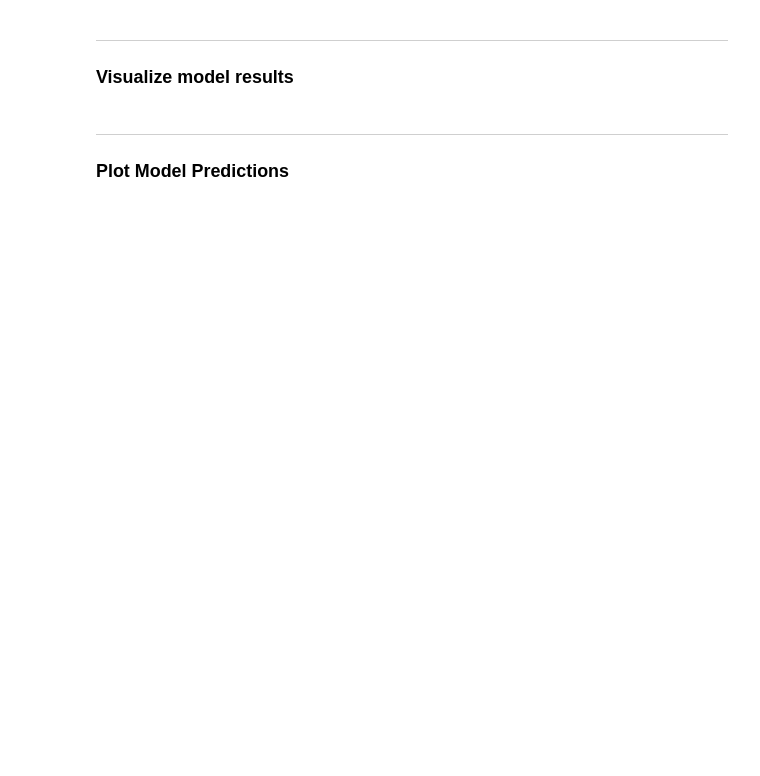
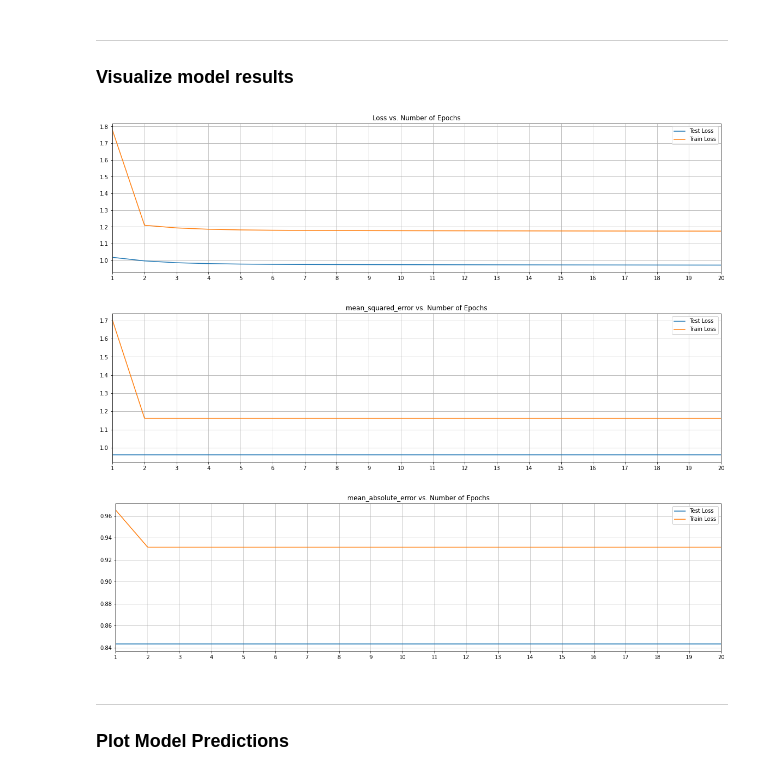
Before and after one commit to JAaron93/DS-Unit-4-Sprint-3-Deep-Learning, a Jupyter notebook: Time_Series_Forecasting_Student_Copy.ipynb, the cells around one changed output. Cells and saved outputs as stored; diff of their text form; code cells hidden in the pictures; blank space fills up the shorter version.

```diff
--- a/Time_Series_Forecasting_Student_Copy.ipynb
+++ b/Time_Series_Forecasting_Student_Copy.ipynb
@@ -295,7 +320,6 @@ def select_high_corr_features(df, corr_thresh = 0.10):
   Features with a correlation to kWh greater than corr_thresh will be dropped
   '''
   # Create correlation threshold to filter out features with low correlations with kWh column
-  corr_thresh = 0.10
   # Create correaltion mask
   corr_mask = corr.kWh.abs()>= corr_thresh
   # save surviving features to variable
@@ -324,4 +329,3 @@ df
-# %%
-# Select which features you want to input into the model
-input_cols = []
-df = df[input_cols]
+# %%
+df = select_high_corr_features(df, corr_thresh = 0.10)
+df
@@ -582,17 +600,19 @@ X_test.shape, Y_test.shape
 ### Create and train model
 # %%
 # this model architecture is arbitrary - you can experiment with different architectures to see how it affects the score (i.e. gridsearch)
-n_feats = len(input_cols)
+n_feats = len(df.columns)
 epochs = 20
 batch_size = 32
-dropout_prob = 0.5
+dropout_prob = 0.2
 
-#
+# (number of timesteps, number of features)
 input_shape = (look_back, n_feats)
 
-### Create and train model here
+#### Create and train model here
+
 # create sequential instance
 model = Sequential()
+
 # add bidirectional LSTM
 model.add(Bidirectional(LSTM(250,
                              input_shape=input_shape,
@@ -602,7 +622,7 @@ model.add(Bidirectional(LSTM(250,
 model.add(Dropout(dropout_prob))
 
 # add dense hidden layer
-# adding learning rate into our regularization parameter
+# adding ridge regularization (L2) into our regularization parameter
 model.add(Dense(50, activation="relu", kernel_regularizer=regularizers.L2(l2=0.001)))
 
 # add dense output layer
@@ -612,7 +632,7 @@ model.add(Dense(1, activation="gelu"))
 # compile computational graph - under the hood ;)
 # I can more than one metric
 # Considering this is a regression problem, we have different loss functions and metrics used https://keras.io/api/losses/regression_losses/
-model.compile(loss="mean_square_error", optimizer="nadam", metrics=["mean_square_error", "mean_absolute_error"])
+model.compile(loss="mean_squared_error", optimizer="nadam", metrics=["mean_squared_error", "mean_absolute_error"])
 # %% [output]
 WARNING:tensorflow:Layer lstm will not use cuDNN kernels since it doesn't meet the criteria. It will use a generic GPU kernel as fallback when running on GPU.
 WARNING:tensorflow:Layer lstm will not use cuDNN kernels since it doesn't meet the criteria. It will use a generic GPU kernel as fallback when running on GPU.
@@ -688,6 +720,11 @@ def plot_model_loss_metrics(history):
     plt.show()
 # %%
 # plot model scores
+plot_model_loss_metrics(history)
+# %% [output]
+[figure, added]
+[figure, added]
+[figure, added]
 # %%
 def predict(X_train, X_test):
     # make predictions on train and test inputs
```
Also changed, not shown: parts of 25 cells of this notebook.
